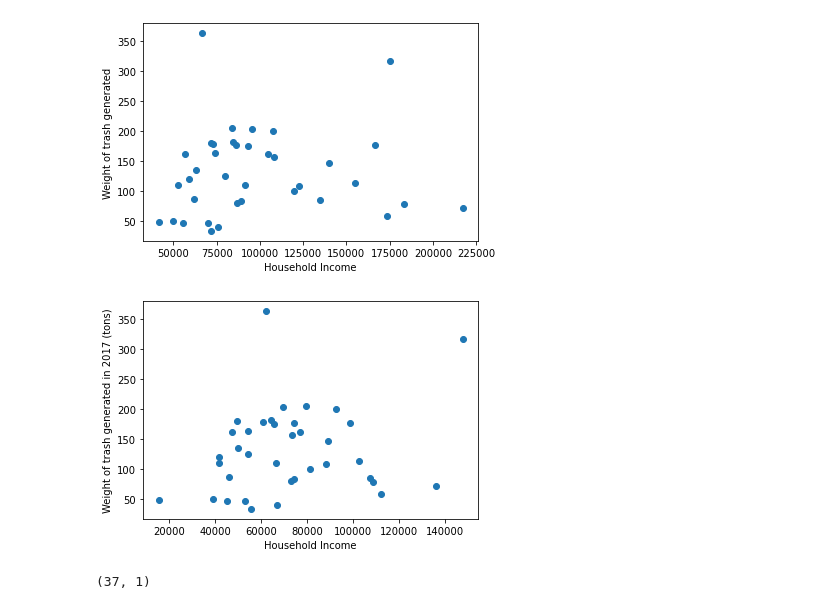
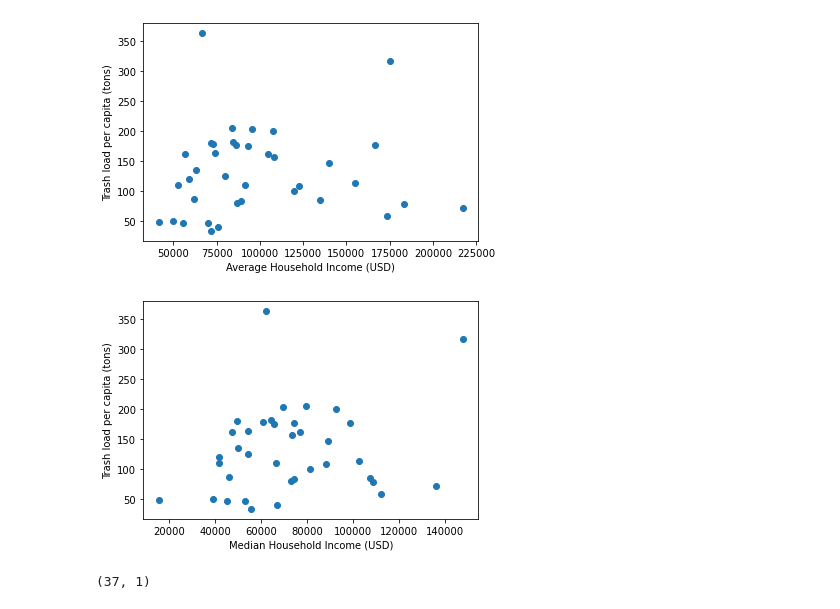
Before and after one commit to TheLittlePrincess/Final_project, a Jupyter notebook: ML_rough_model_Week2.ipynb, the cells around one changed output. Drawn from its saved outputs; the diff is of its cells as text; code cells hidden in the pictures.

```diff
--- a/ML_rough_model_Week2.ipynb
+++ b/ML_rough_model_Week2.ipynb
@@ -83,17 +81,17 @@ plt.show()
 # %%
 plt.scatter(joined_zips_grb_df.MEAN_HOUSEHOLD_INCOME, joined_zips_grb_df.LOAD_PER_CAPITA)
-plt.xlabel('Household Income')
-plt.ylabel('Weight of trash generated')
+plt.xlabel('Average Household Income (USD)')
+plt.ylabel('Trash load per capita (tons)')
 plt.show()
 # %% [output]
-[figure, old version]
+[figure, new version]
 # %%
 plt.scatter(joined_zips_grb_df.MEDIAN_HOUSEHOLD_INCOME, joined_zips_grb_df.LOAD_PER_CAPITA)
-plt.xlabel('Household Income')
-plt.ylabel('Weight of trash generated in 2017 (tons)')
+plt.xlabel('Median Household Income (USD)')
+plt.ylabel('Trash load per capita (tons)')
 plt.show()
 # %% [output]
-[figure, old version]
+[figure, new version]
 # %%
 X = joined_zips_grb_df.MEDIAN_HOUSEHOLD_INCOME.values.reshape(-1, 1)
 # %%
```
Also changed, not shown: parts of 8 cells of this notebook.
